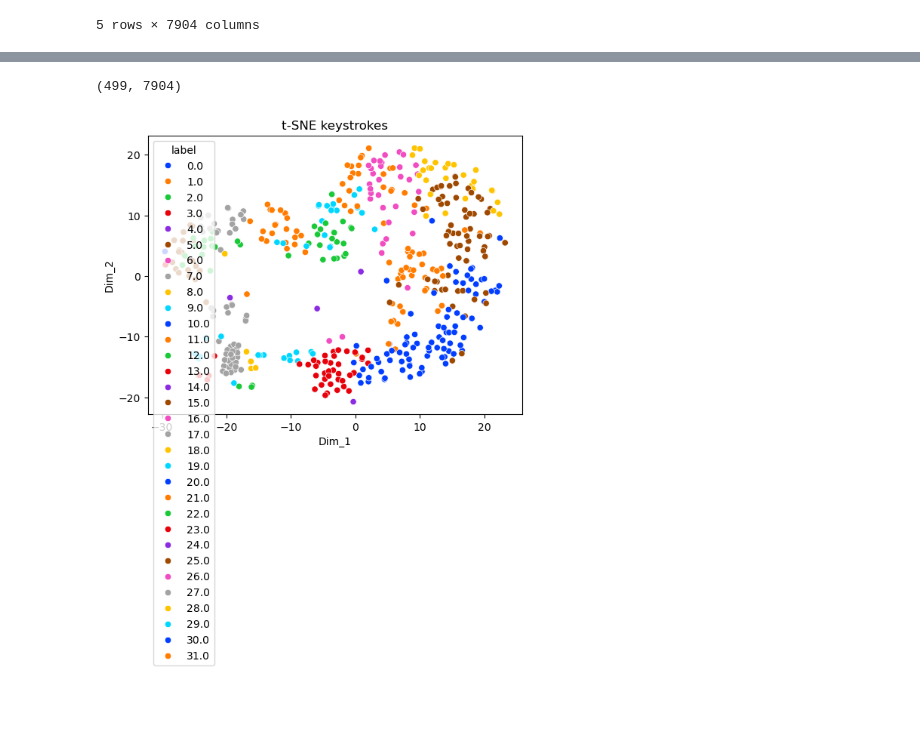
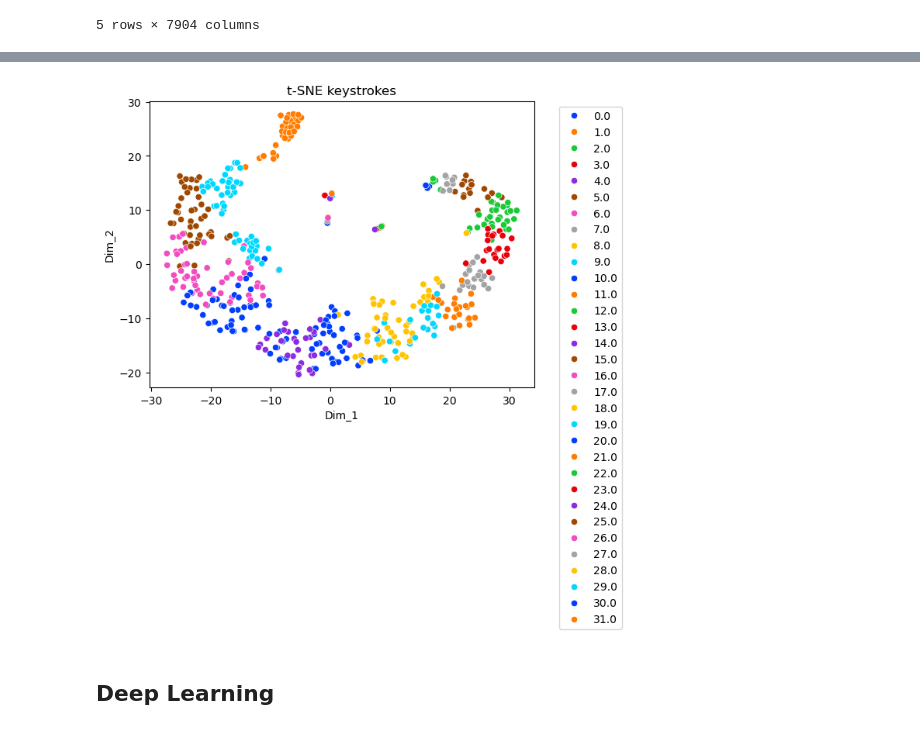
Before and after one commit to nmcph04/heimdall, a Jupyter notebook: process_audio/audio_processing.ipynb, the cells around one changed output, grey strips where cells are left out. Saved outputs shown, nothing was run; the diff lists cells and outputs as text; code cells hidden in the pictures; blank space fills up the shorter version.

Commit message:
Added section headers, standardized and reduced dimensionality of dataset

```diff
--- a/process_audio/audio_processing.ipynb
+++ b/process_audio/audio_processing.ipynb
@@ -244,0 +233,6 @@ os.environ["OMP_NUM_THREADS"] = "5"
+# %%
+# Standardize data to a mean of 0 and a std of 1
+from sklearn.preprocessing import StandardScaler
+sc = StandardScaler()
+
+scaled_key_df = sc.fit_transform(key_df)
@@ -244,0 +262,4 @@ os.environ["OMP_NUM_THREADS"] = "5"
+# %%
+# Reduce dimensionality
+pca = PCA(n_components=20)
+pca_key_df = pca.fit_transform(scaled_key_df)
@@ -247,22 +270,20 @@ os.environ["OMP_NUM_THREADS"] = "5"
 from sklearn.cluster import KMeans
 from sklearn.metrics import silhouette_score
 
-sil_scores = []
-for i in range(2, 25):
-    kmeans = KMeans(n_clusters=i, random_state=0, n_init="auto").fit(key_df.to_numpy())
-    sil_scores.append(silhouette_score(key_df.to_numpy(), kmeans.labels_))
+#sil_scores = []
+#for i in range(2, 25):
+#    kmeans = KMeans(n_clusters=i, random_state=0, n_init="auto").fit(pca_key_df)
+#    sil_scores.append(silhouette_score(pca_key_df, kmeans.labels_))
 
+# Set k to the number of unique labels logged
 cluster_k = len(set(labels))
-kmeans = KMeans(n_clusters=cluster_k, random_state=0, n_init="auto").fit(key_df.to_numpy())
+kmeans = KMeans(n_clusters=cluster_k, random_state=0, n_init="auto").fit(pca_key_df)
 predicted_clusters = []
-for keystroke in key_df.to_numpy():
+for keystroke in pca_key_df:
     predicted_clusters.append(kmeans.predict(keystroke.reshape(1, -1)))
 
 predicted_clusters = np.array(predicted_clusters).squeeze()
 
-plt.plot(range(2, 25), sil_scores)
-plt.title("Silhouette Scores for n clusters")
-plt.xlabel("Cluster n value")
-plt.ylabel("Silhouette Score")
-plt.show()
+print(f"{cluster_k} clusters")
+print(f"Silhouette score: {silhouette_score(pca_key_df, kmeans.labels_) * 100 :.2f}%")
 # %% [output]
@@ -271,44 +293,42 @@ plt.show()
 # Plot the data with t-SNE dimensionality reduction to determine if the keystrokes make clusters
 
 from sklearn.manifold import TSNE
-from sklearn.preprocessing import StandardScaler
 import seaborn as sn
-
-# Scale data
-standardized_data = StandardScaler().fit_transform(key_df)
-print(standardized_data.shape)
 
 def tsne_plot(data, labels=None):
     model = TSNE(n_components = 2, random_state = 0)
     # configuring the parameters
     # the number of components = 2
     # default perplexity = 30
     # default learning rate = 200
     # default Maximum number of iterations
     # for the optimization = 1000
 
     tsne_data = model.fit_transform(data)
 
     # Colors points based on their label, if they have any
     if labels is not None:
         tsne_data = np.vstack((tsne_data.T, labels)).T
         tsne_df = pd.DataFrame(data = tsne_data,
            columns =("Dim_1", "Dim_2", "label"))
 
         # Plotting the result of tsne
         sn.scatterplot(data=tsne_df, x='Dim_1', y='Dim_2',
                        hue='label', palette="bright")
     else:
         tsne_df = pd.DataFrame(data = tsne_data,
            columns =("Dim_1", "Dim_2"))
 
         # Plotting the result of tsne
         sn.scatterplot(data=tsne_df, x='Dim_1', y='Dim_2', palette="bright")
 
+    plt.legend(bbox_to_anchor=(1.05, 1.0), loc='upper left')
+
     plt.title("t-SNE keystrokes")
     plt.show()
 
-tsne_plot(standardized_data, predicted_clusters)
+tsne_plot(key_df, predicted_clusters)
 # %% [output]
-(499, 7904)
-[figure, old version]
+[figure, new version]
+# %% [markdown]
+## Deep Learning
```
Also changed, not shown: parts of 8 cells of this notebook.
